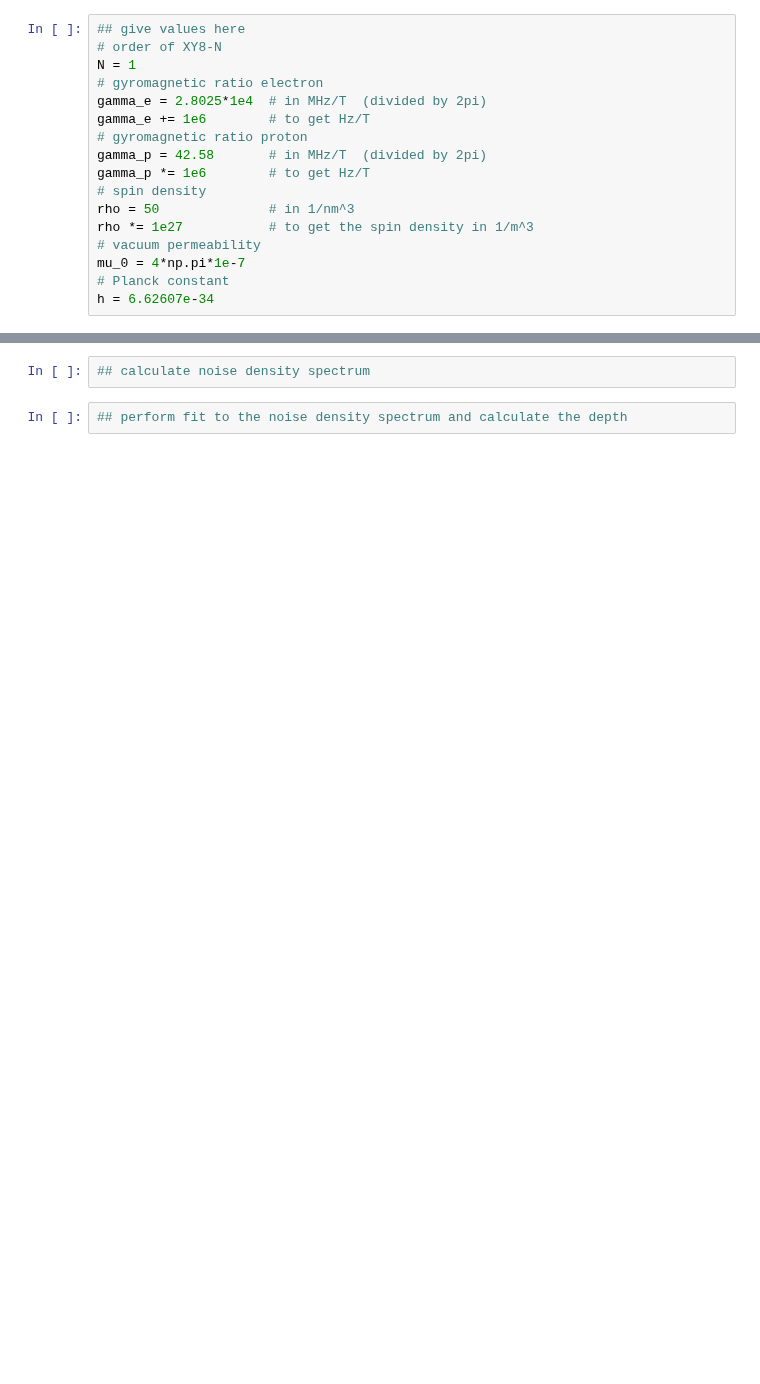
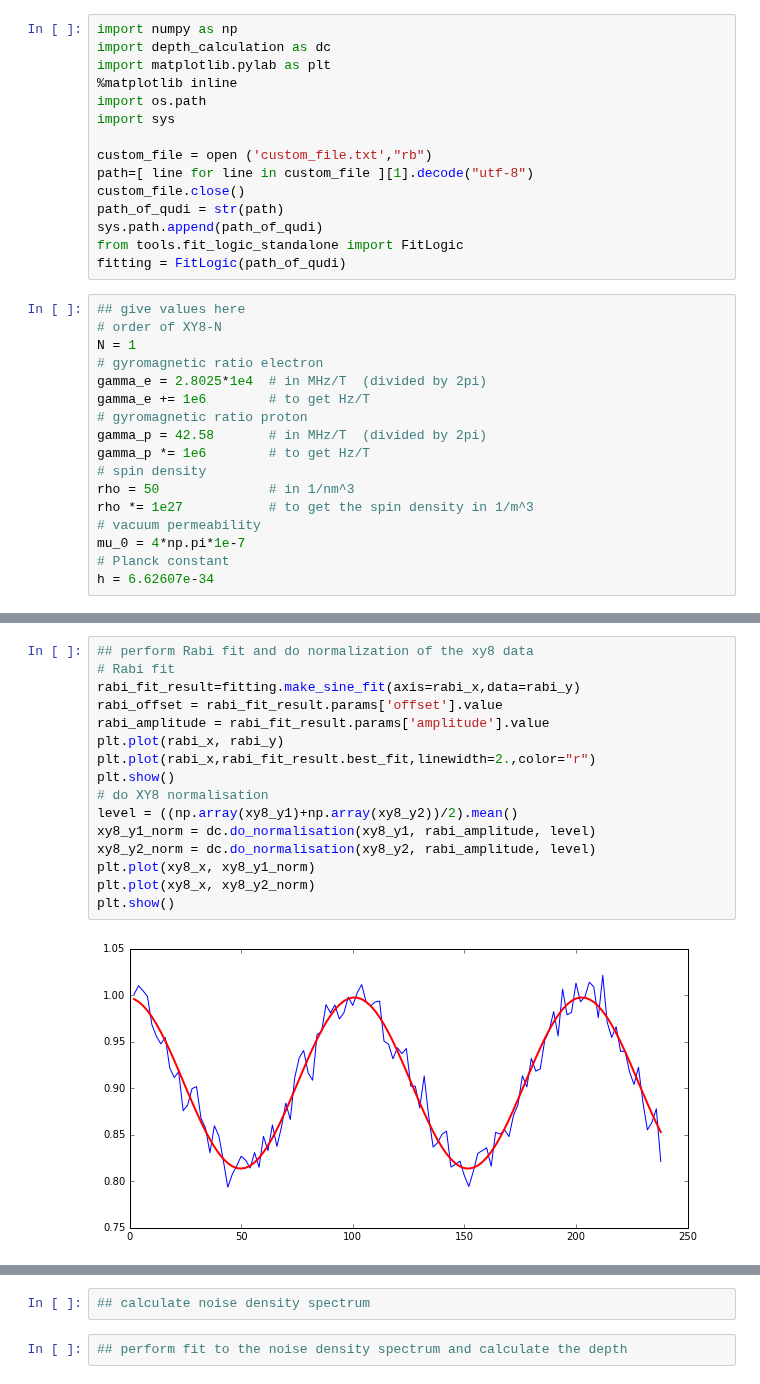
Before and after one commit to christoph-mueller/DepthCalculations, a Jupyter notebook: depth_calculation.ipynb, the cells around one changed output, grey strips where cells are left out. Saved outputs shown, nothing was run; the diff lists cells and outputs as text; blank space fills up the shorter version.

```diff
--- a/depth_calculation.ipynb
+++ b/depth_calculation.ipynb
@@ -23,3 +1,18 @@ plt.show()
+# %%
+import numpy as np
+import depth_calculation as dc
+import matplotlib.pylab as plt
+%matplotlib inline
+import os.path
+import sys
+
+custom_file = open ('custom_file.txt',"rb")
+path=[ line for line in custom_file ][1].decode("utf-8")
+custom_file.close()
+path_of_qudi = str(path)
+sys.path.append(path_of_qudi)
+from tools.fit_logic_standalone import FitLogic
+fitting = FitLogic(path_of_qudi)
 # %%
 ## give values here
 # order of XY8-N
@@ -41,0 +50,18 @@ h = 6.62607e-34
+# %%
+## perform Rabi fit and do normalization of the xy8 data
+# Rabi fit
+rabi_fit_result=fitting.make_sine_fit(axis=rabi_x,data=rabi_y)
+rabi_offset = rabi_fit_result.params['offset'].value
+rabi_amplitude = rabi_fit_result.params['amplitude'].value
+plt.plot(rabi_x, rabi_y)
+plt.plot(rabi_x,rabi_fit_result.best_fit,linewidth=2.,color="r")
+plt.show()
+# do XY8 normalisation
+level = ((np.array(xy8_y1)+np.array(xy8_y2))/2).mean()
+xy8_y1_norm = dc.do_normalisation(xy8_y1, rabi_amplitude, level)
+xy8_y2_norm = dc.do_normalisation(xy8_y2, rabi_amplitude, level)
+plt.plot(xy8_x, xy8_y1_norm)
+plt.plot(xy8_x, xy8_y2_norm)
+plt.show()
+# %% [output]
+[figure, added]
```
Also changed, not shown: parts of 5 cells of this notebook, 1 other file.
